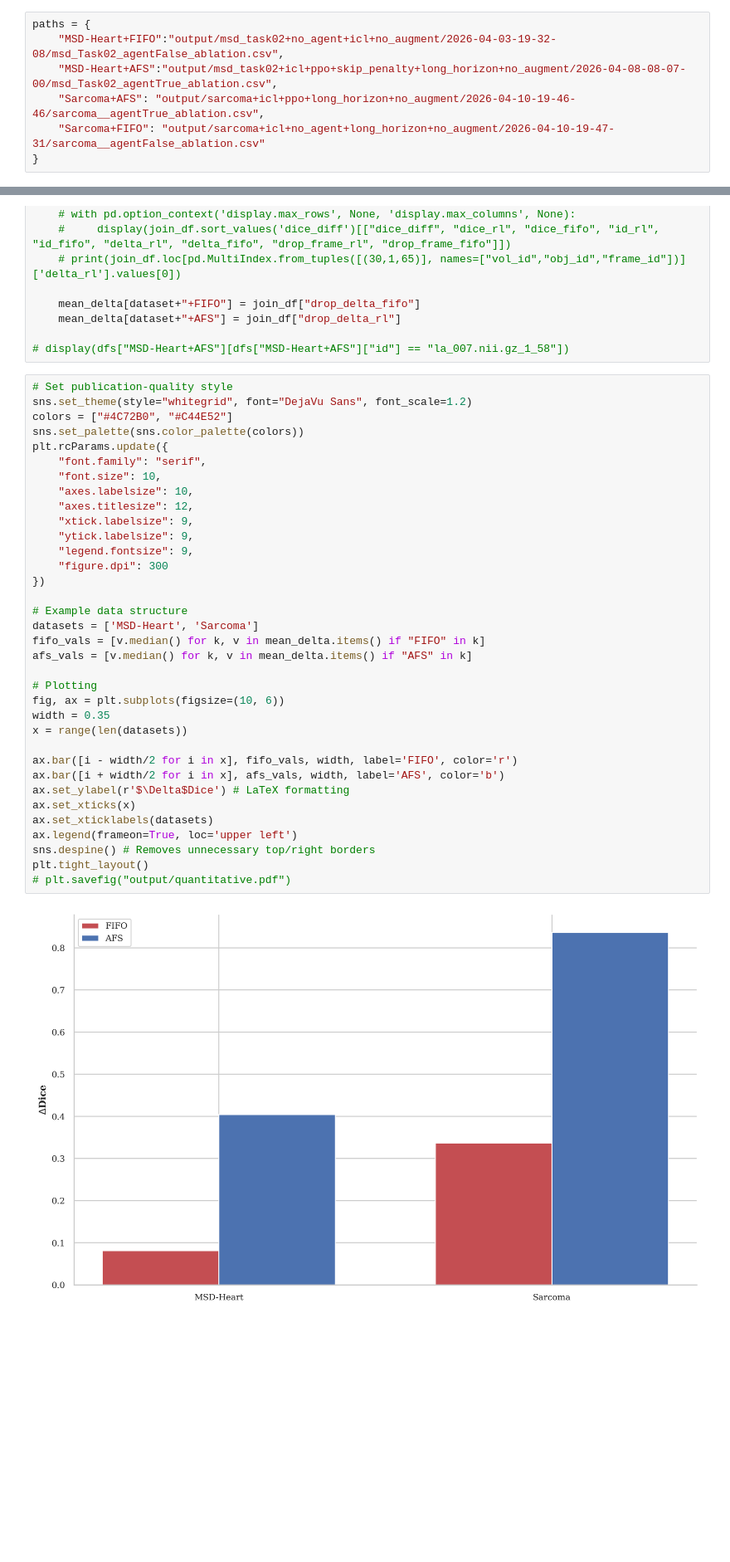
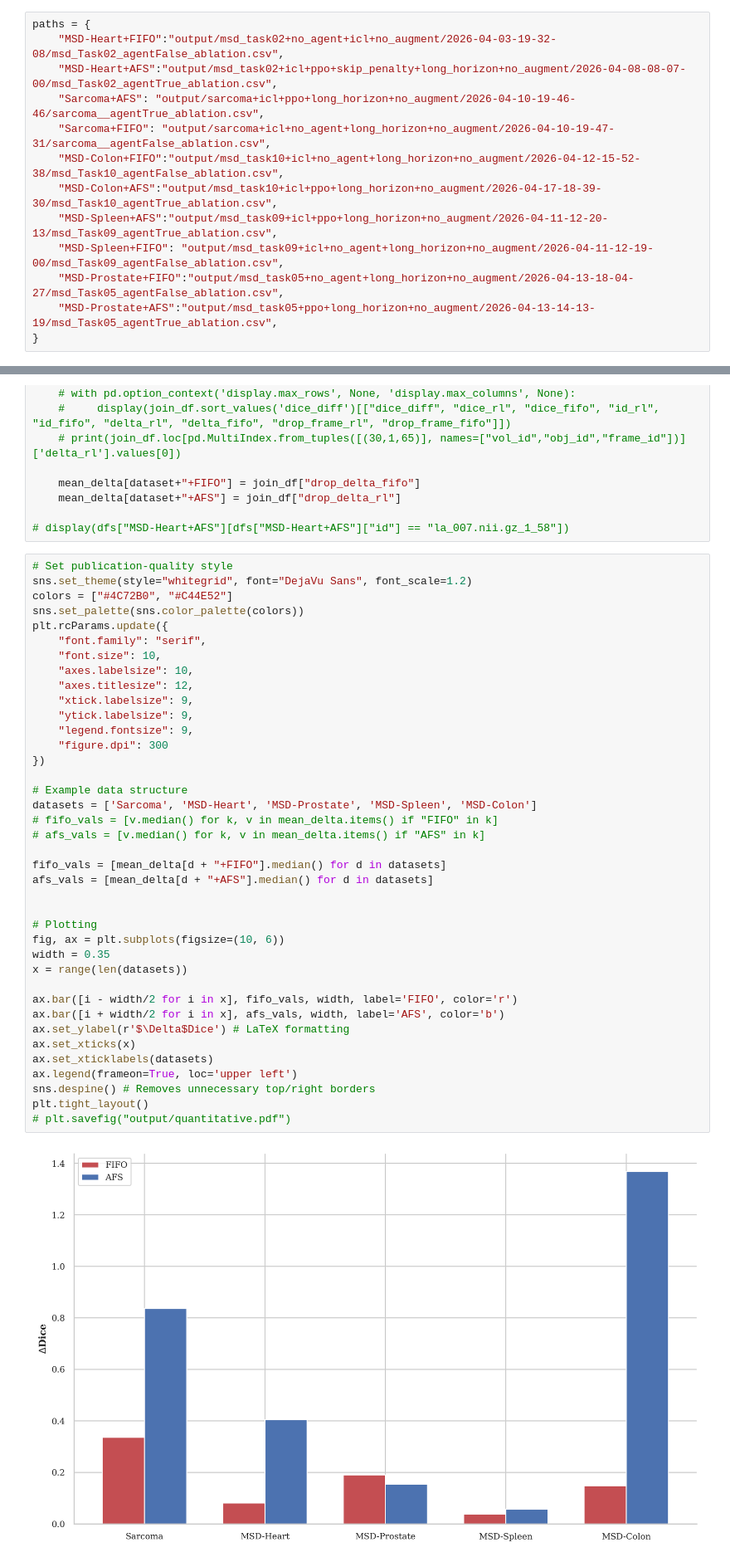
Before and after one commit to UreMine02/DQN-MedSAM2, a Jupyter notebook: ablation_ppo.ipynb, the cells around one changed output, grey strips where cells are left out. Shown at 83% size. Drawn from its saved outputs; the diff is of its cells as text; blank space fills up the shorter version.

```diff
--- a/ablation_ppo.ipynb
+++ b/ablation_ppo.ipynb
@@ -11,7 +11,13 @@ paths = {
     "MSD-Heart+FIFO":"output/msd_task02+no_agent+icl+no_augment/2026-04-03-19-32-08/msd_Task02_agentFalse_ablation.csv",
     "MSD-Heart+AFS":"output/msd_task02+icl+ppo+skip_penalty+long_horizon+no_augment/2026-04-08-08-07-00/msd_Task02_agentTrue_ablation.csv",
     "Sarcoma+AFS": "output/sarcoma+icl+ppo+long_horizon+no_augment/2026-04-10-19-46-46/sarcoma__agentTrue_ablation.csv",
-    "Sarcoma+FIFO": "output/sarcoma+icl+no_agent+long_horizon+no_augment/2026-04-10-19-47-31/sarcoma__agentFalse_ablation.csv"
+    "Sarcoma+FIFO": "output/sarcoma+icl+no_agent+long_horizon+no_augment/2026-04-10-19-47-31/sarcoma__agentFalse_ablation.csv",
+    "MSD-Colon+FIFO":"output/msd_task10+icl+no_agent+long_horizon+no_augment/2026-04-12-15-52-38/msd_Task10_agentFalse_ablation.csv",
+    "MSD-Colon+AFS":"output/msd_task10+icl+ppo+long_horizon+no_augment/2026-04-17-18-39-30/msd_Task10_agentTrue_ablation.csv",
+    "MSD-Spleen+AFS":"output/msd_task09+icl+ppo+long_horizon+no_augment/2026-04-11-12-20-13/msd_Task09_agentTrue_ablation.csv",
+    "MSD-Spleen+FIFO": "output/msd_task09+icl+no_agent+long_horizon+no_augment/2026-04-11-12-19-00/msd_Task09_agentFalse_ablation.csv",
+    "MSD-Prostate+FIFO":"output/msd_task05+no_agent+long_horizon+no_augment/2026-04-13-18-04-27/msd_Task05_agentFalse_ablation.csv",
+    "MSD-Prostate+AFS":"output/msd_task05+ppo+long_horizon+no_augment/2026-04-13-14-13-19/msd_Task05_agentTrue_ablation.csv",
 }
 # %%
 dfs = {}
@@ -101,37 +119,41 @@ sns.set_theme(style="whitegrid", font="DejaVu Sans", font_scale=1.2)
 colors = ["#4C72B0", "#C44E52"]
 sns.set_palette(sns.color_palette(colors))
 plt.rcParams.update({
     "font.family": "serif",
     "font.size": 10,
     "axes.labelsize": 10,
     "axes.titlesize": 12,
     "xtick.labelsize": 9,
     "ytick.labelsize": 9,
     "legend.fontsize": 9,
     "figure.dpi": 300
 })
 
 # Example data structure
-datasets = ['MSD-Heart', 'Sarcoma']
-fifo_vals = [v.median() for k, v in mean_delta.items() if "FIFO" in k]
-afs_vals = [v.median() for k, v in mean_delta.items() if "AFS" in k]
+datasets = ['Sarcoma', 'MSD-Heart', 'MSD-Prostate', 'MSD-Spleen', 'MSD-Colon']
+# fifo_vals = [v.median() for k, v in mean_delta.items() if "FIFO" in k]
+# afs_vals = [v.median() for k, v in mean_delta.items() if "AFS" in k]
+
+fifo_vals = [mean_delta[d + "+FIFO"].median() for d in datasets]
+afs_vals = [mean_delta[d + "+AFS"].median() for d in datasets]
+
 
 # Plotting
 fig, ax = plt.subplots(figsize=(10, 6))
 width = 0.35
 x = range(len(datasets))
 
 ax.bar([i - width/2 for i in x], fifo_vals, width, label='FIFO', color='r')
 ax.bar([i + width/2 for i in x], afs_vals, width, label='AFS', color='b')
 ax.set_ylabel(r'$\Delta$Dice') # LaTeX formatting
 ax.set_xticks(x)
 ax.set_xticklabels(datasets)
 ax.legend(frameon=True, loc='upper left')
 sns.despine() # Removes unnecessary top/right borders
 plt.tight_layout()
 # plt.savefig("output/quantitative.pdf")
 # %% [output]
-[figure, old version]
+[figure, new version]
 # %%
 # Set publication-quality style
 sns.set_theme(style="whitegrid", font="DejaVu Sans", font_scale=1.2)
```
Also changed, not shown: parts of 3 cells of this notebook.
